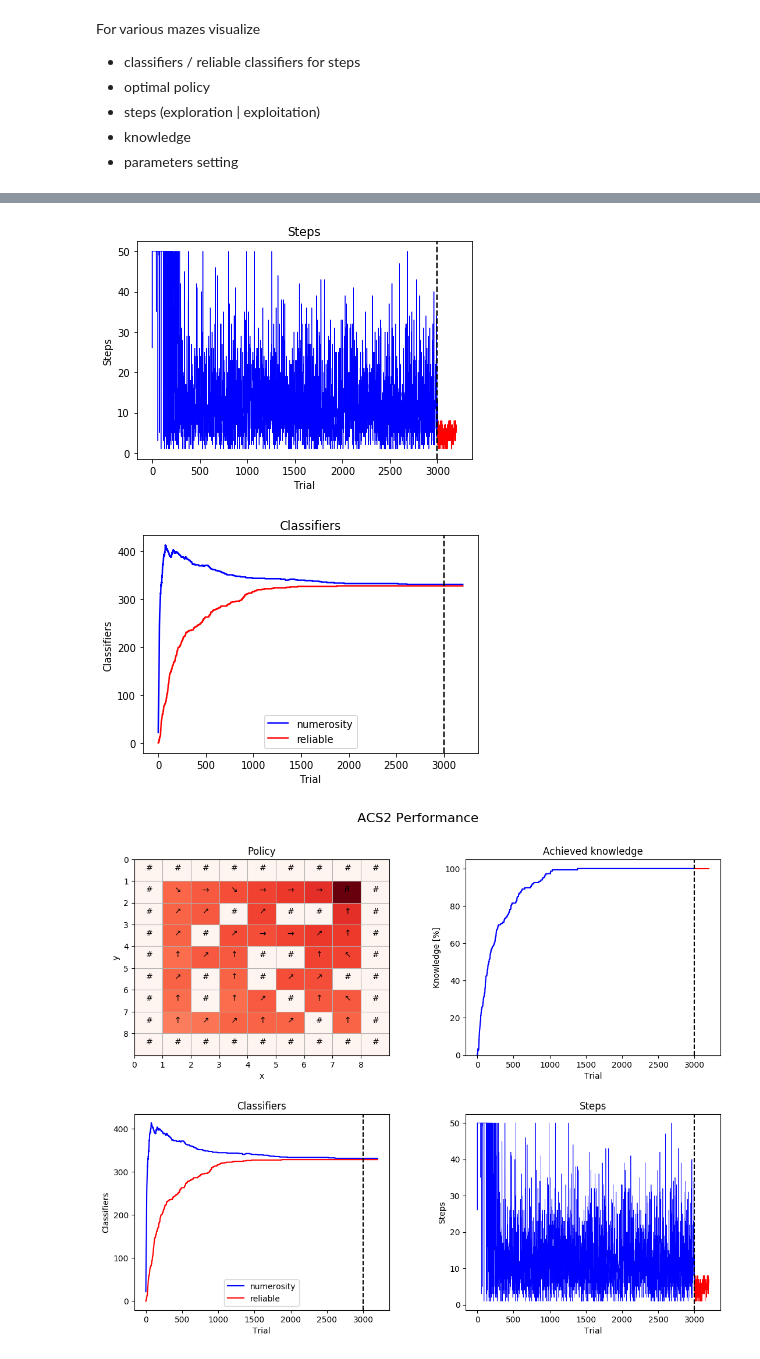
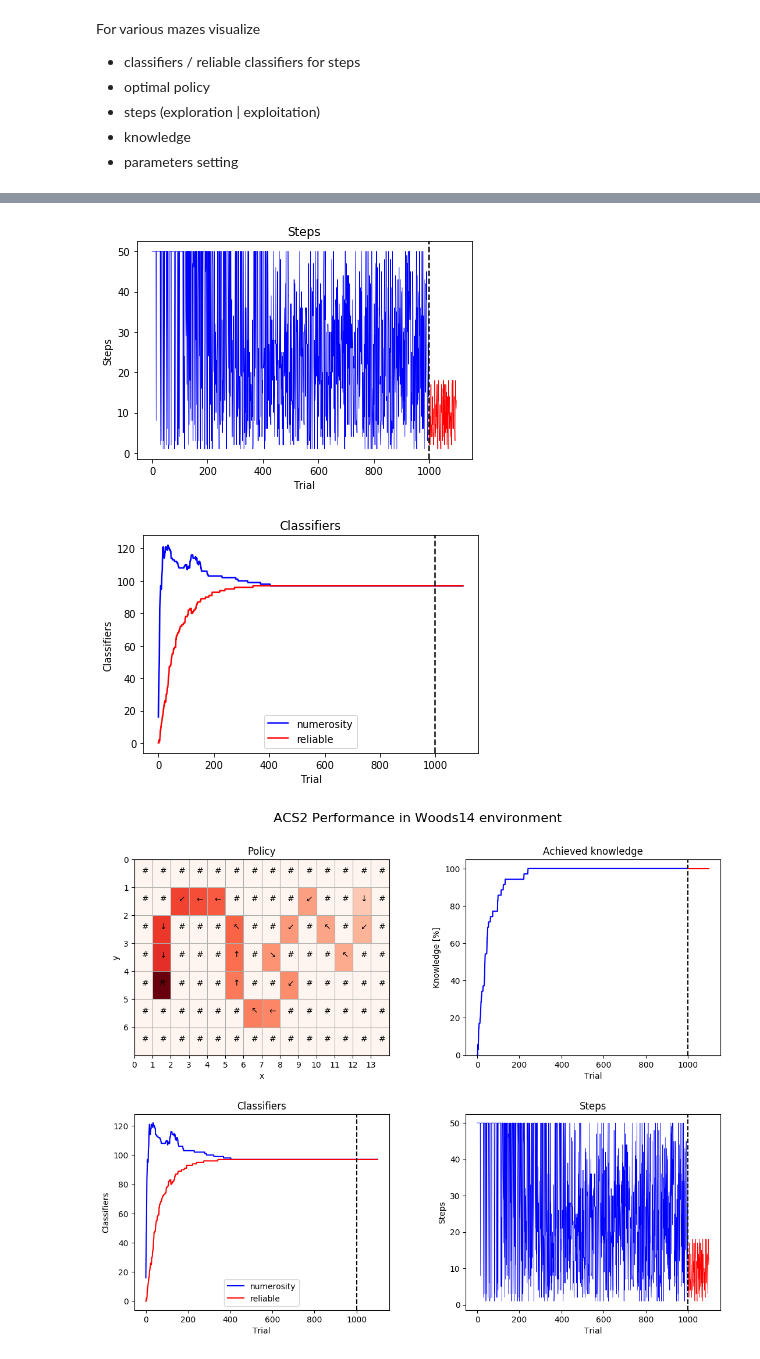
Before and after one commit to ParrotPrediction/pyalcs, a Jupyter notebook: notebooks/ACS2 in Maze (OpenAI).ipynb, the cells around one changed output, grey strips where cells are left out. Saved outputs shown, nothing was run; the diff lists cells and outputs as text; code cells hidden in the pictures.

```diff
--- a/notebooks/ACS2 in Maze (OpenAI).ipynb
+++ b/notebooks/ACS2 in Maze (OpenAI).ipynb
@@ -42,6 +39,9 @@ We are going to look at provided mazes. Their names starts with "_Maze..._" so s
 # %%
+# Custom function for obtaining available environments
+filter_envs = lambda env: env.id.startswith("Maze") or env.id.startswith("Woods")
+
 all_envs = [env for env in gym.envs.registry.all()]
-maze_envs = [env for env in all_envs if env.id.startswith("Maze")]
+maze_envs = [env for env in all_envs if filter_envs(env)]
 
 for env in maze_envs:
     print("Maze ID: [{}], non-deterministic: [{}], trials: [{}]".format(
@@ -55,7 +59,7 @@ Maze ID: [Maze5-v0], non-deterministic: [True], trials: [100]
 # %% [markdown]
 Let's see how it looks in action. First we are going to initialize new environment using `gym.make()` instruction from OpenAI Gym.
 # %%
-MAZE = "MazeF3-v0"
+MAZE = "Woods14-v0"
 
 # Initialize environment
 maze = gym.make(MAZE)
@@ -212,10 +218,10 @@ metrics[0:3]
 # %% [markdown]
 ## Experiments
 # %%
-maze = gym.make('Maze5-v0')
+maze = gym.make('Woods14-v0')
 
-TRIALS_EXPLORE = 3000
-TRIALS_EXPLOIT = 200
+TRIALS_EXPLORE = 1000
+TRIALS_EXPLOIT = 100
 
 # explore
 agent = ACS2(cfg)
@@ -449,7 +460,7 @@ def plot_steps(df, ax=None):
 plot_steps(metrics_df)
 plt.savefig('maze_steps.eps', format='eps', dpi=100)
 # %% [output]
-[figure, old version]
+[figure, new version]
 # %%
 def plot_classifiers(df, ax=None):
     if ax is None:
@@ -471,27 +482,28 @@ def plot_classifiers(df, ax=None):
 plot_classifiers(metrics_df)
 plt.savefig('maze_classifiers.eps', format='eps', dpi=100)
 # %% [output]
-[figure, old version]
+[figure, new version]
 # %%
 def plot_performance(agent, maze, metrics_df):
     plt.figure(figsize=(13, 10), dpi=100)
-    plt.suptitle('ACS2 Performance', fontsize=16)
+    plt.suptitle('ACS2 Performance in Woods14 environment', fontsize=16)
 
     ax1 = plt.subplot(221)
     plot_policy(maze, agent, ax1)
 
     ax2 = plt.subplot(222)
     plot_knowledge(metrics_df, ax2)
 
     ax3 = plt.subplot(223)
     plot_classifiers(metrics_df, ax3)
 
     ax4 = plt.subplot(224)
     plot_steps(metrics_df, ax4)
 
     plt.subplots_adjust(top=0.9, wspace=0.3, hspace=0.3)
+    plt.savefig('woods14_ev.eps', format='eps', dpi=100)
     plt.show()
 
 plot_performance(agent, maze, metrics_df)
 # %% [output]
-[figure, old version]
+[figure, new version]
```
Also changed, not shown: parts of 15 cells of this notebook, 11 other files.
